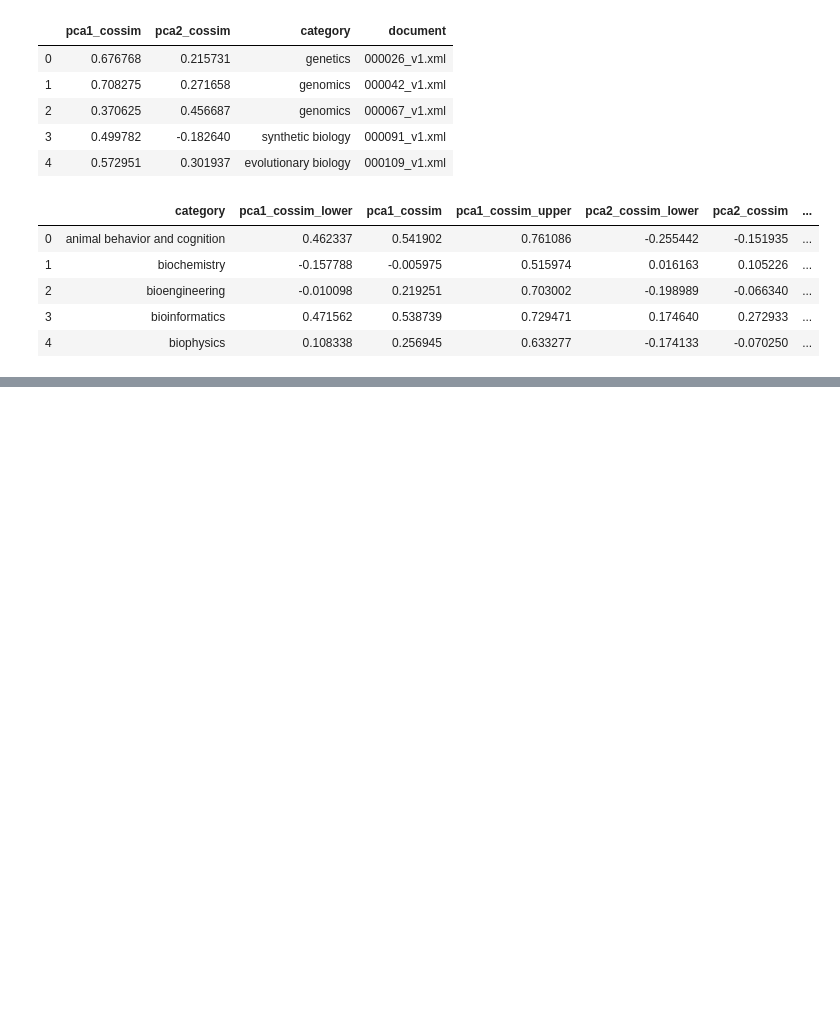
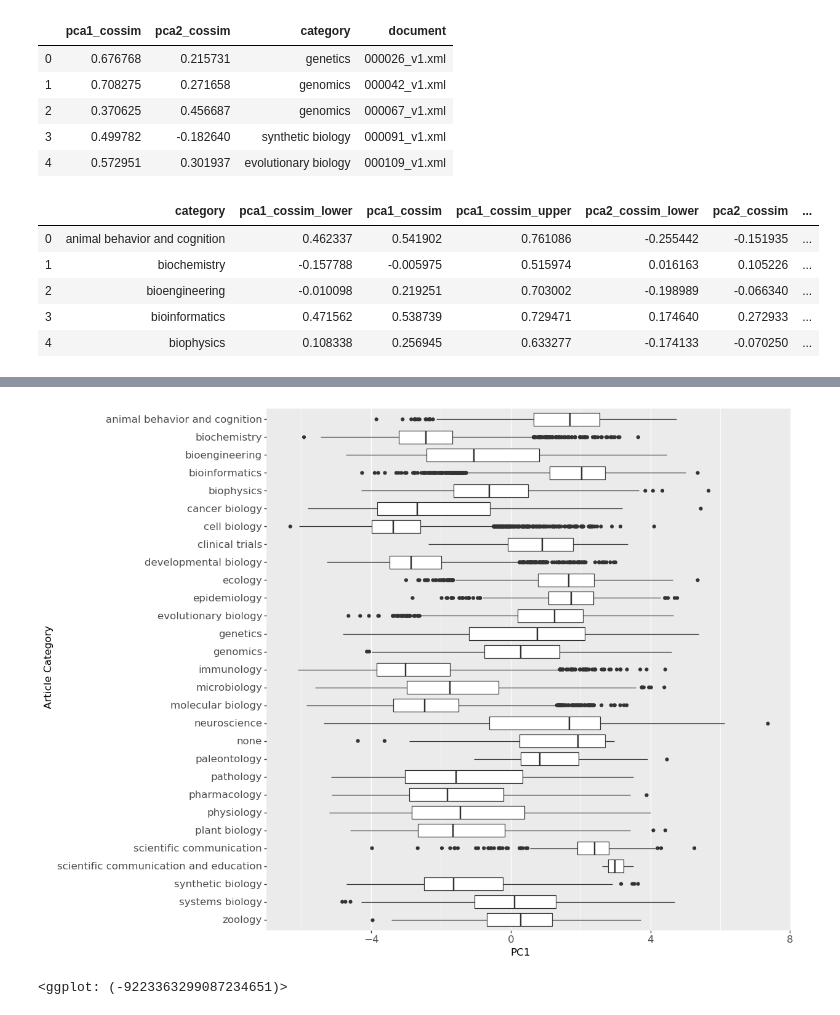
Before and after one commit to greenelab/annorxiver, a Jupyter notebook: biorxiv/pca_association_experiment/biorxiv_pca_category_bootstrap.ipynb, the cells around one changed output, grey strips where cells are left out. Saved outputs shown, nothing was run; the diff lists cells and outputs as text; code cells hidden in the pictures; blank space fills up the shorter version.

Commit message:
Converted to simplier plot

```diff
--- a/biorxiv/pca_association_experiment/biorxiv_pca_category_bootstrap.ipynb
+++ b/biorxiv/pca_association_experiment/biorxiv_pca_category_bootstrap.ipynb
@@ -247,0 +250,5 @@ print(g)
+# %%
+projected_documents = reducer.transform(
+    document_categories_df[[f"feat_{idx}" for idx in range(300)]]
+)
+projected_documents.shape
@@ -247,0 +257,12 @@ print(g)
+# %%
+projected_documents_df = (
+    pd.DataFrame(
+        projected_documents,
+        columns=[f"PC_{dim+1}" for dim in range(n_components)]
+    )
+    .assign(
+        category = document_categories_df.category.tolist(),
+        document = document_categories_df.document.tolist()
+    )
+)
+projected_documents_df
@@ -247,0 +283,32 @@ print(g)
+# %%
+g = (
+    p9.ggplot(projected_documents_df)
+    + p9.aes(x="factor(category)", y="PC_1")
+    + p9.geom_boxplot()
+    + p9.coord_flip()
+    + p9.theme(
+        figure_size=(11, 11),
+        text=p9.element_text(size=12),
+        panel_grid_major_y=p9.element_blank()
+    )
+    + p9.scale_x_discrete(
+        limits=(
+            projected_documents_df
+            .sort_values("category")
+            .category
+            .unique()
+            .tolist()
+            [::-1]
+         )
+    )
+    + p9.labs(
+        x = "Article Category",
+        y = "PC1"
+    )
+)
+g.save("output/pca_plots/figures/category_box_plot_pc1.png", dpi=500)
+g.save("output/pca_plots/figures/category_box_plot_pc1.svg", dpi=500)
+print(g)
+# %% [output]
+[figure, added]
+<ggplot: (-9223363299087234651)>
```
Also changed, not shown: parts of 8 cells of this notebook, 8 other files.
